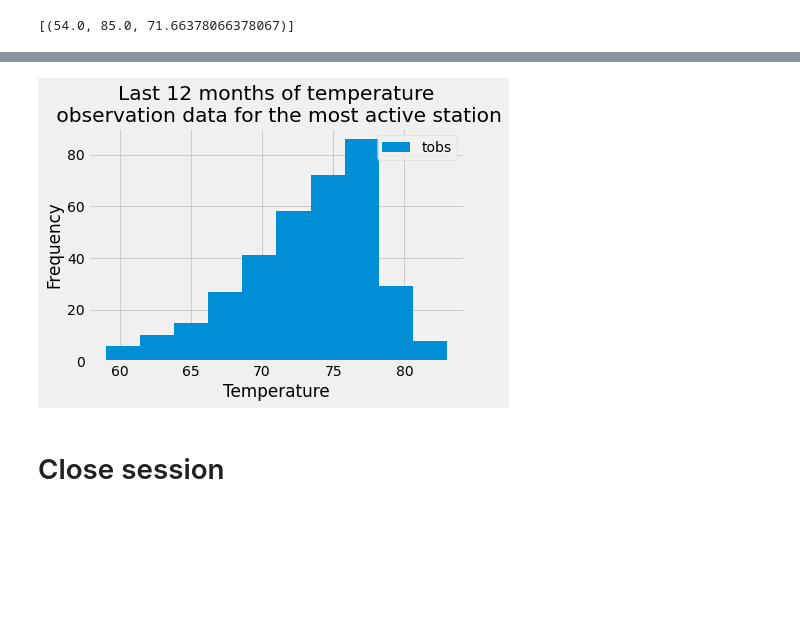
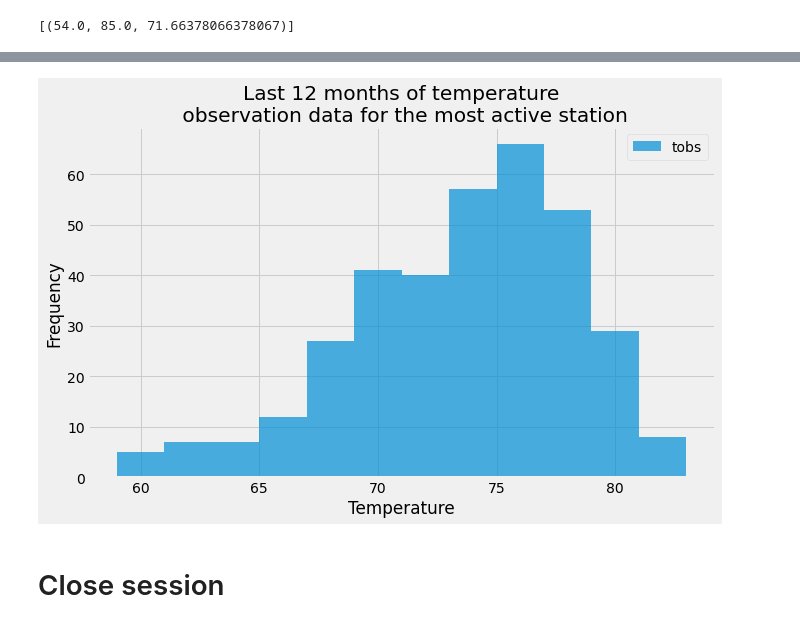
Before and after one commit to luiserojas74/sqlalchemy-challenge, a Jupyter notebook: climate_starter.ipynb, the cells around one changed output, grey strips where cells are left out. Saved outputs shown, nothing was run; the diff lists cells and outputs as text; code cells hidden in the pictures; blank space fills up the shorter version.

```diff
--- a/climate_starter.ipynb
+++ b/climate_starter.ipynb
@@ -217,14 +218,15 @@ most_active_station_last_year
 # %%
 # Plot the results as a histogram
 most_active_station_last_year_df = pd.DataFrame(most_active_station_last_year, columns=['tobs'])
-plt.hist(most_active_station_last_year_df)
+most_active_station_last_year_df.hist(bins=12, label="tobs", alpha=0.7, figsize=(10,6) )
 plt.title('Last 12 months of temperature\n observation data for the most active station')
 plt.xlabel('Temperature')
 plt.ylabel('Frequency')
 plt.legend(['tobs'],loc='upper right')
+plt.savefig("Output/temp_hist.png")
 plt.show()
 # %% [output]
-[figure, old version]
+[figure, new version]
 # %% [markdown]
 # Close session
 # %%
```
Also changed, not shown: parts of 1 cell of this notebook, 2 other files.
